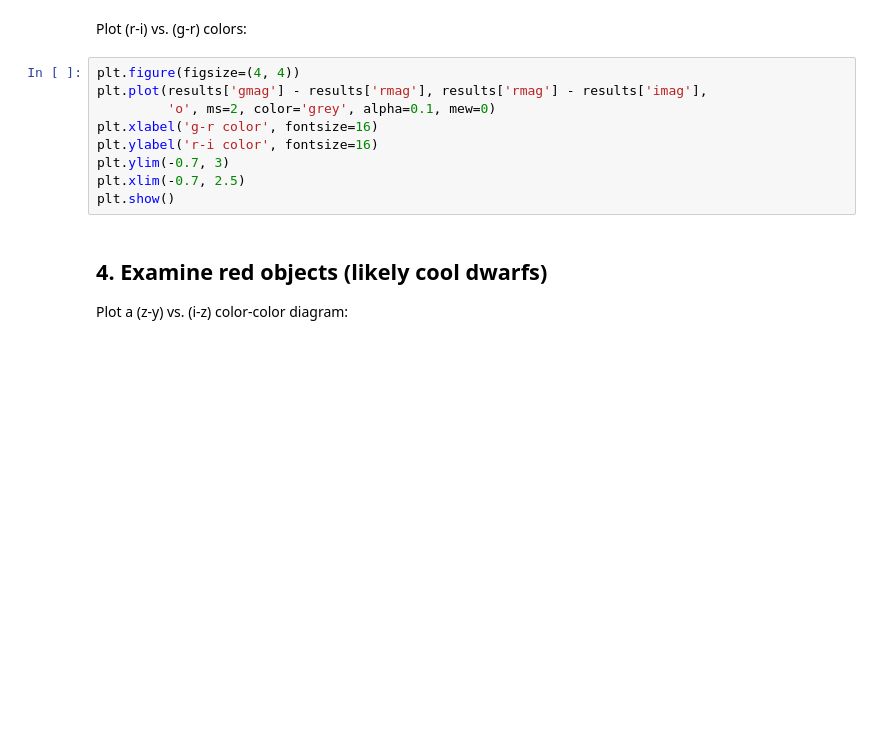
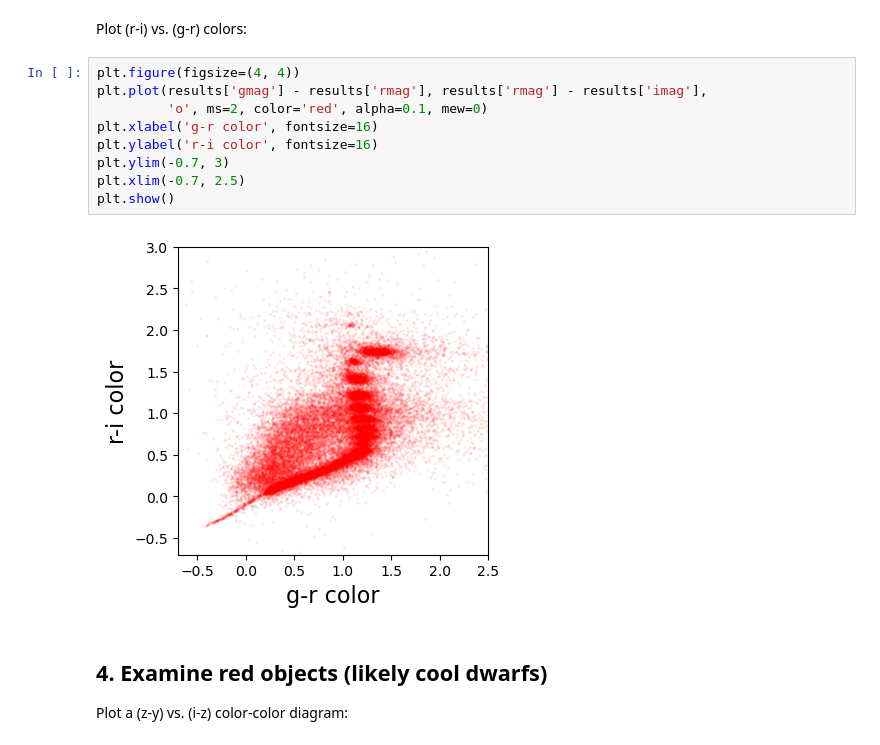
Before and after one commit to rubin-dp0/little-demos, a Jupyter notebook: cooldwarfs_cmd_ccd.ipynb, the cells around one changed output. Cells and saved outputs as stored; diff of their text form; blank space fills up the shorter version.

```diff
--- a/cooldwarfs_cmd_ccd.ipynb
+++ b/cooldwarfs_cmd_ccd.ipynb
@@ -77,12 +79,14 @@ Plot (r-i) vs. (g-r) colors:
 # %%
 plt.figure(figsize=(4, 4))
 plt.plot(results['gmag'] - results['rmag'], results['rmag'] - results['imag'],
-         'o', ms=2, color='grey', alpha=0.1, mew=0)
+         'o', ms=2, color='red', alpha=0.1, mew=0)
 plt.xlabel('g-r color', fontsize=16)
 plt.ylabel('r-i color', fontsize=16)
 plt.ylim(-0.7, 3)
 plt.xlim(-0.7, 2.5)
 plt.show()
+# %% [output]
+[figure, added]
 # %% [markdown]
 ## 4. Examine red objects (likely cool dwarfs)
 
```
Also changed, not shown: parts of 1 cell of this notebook, 1 other file.
